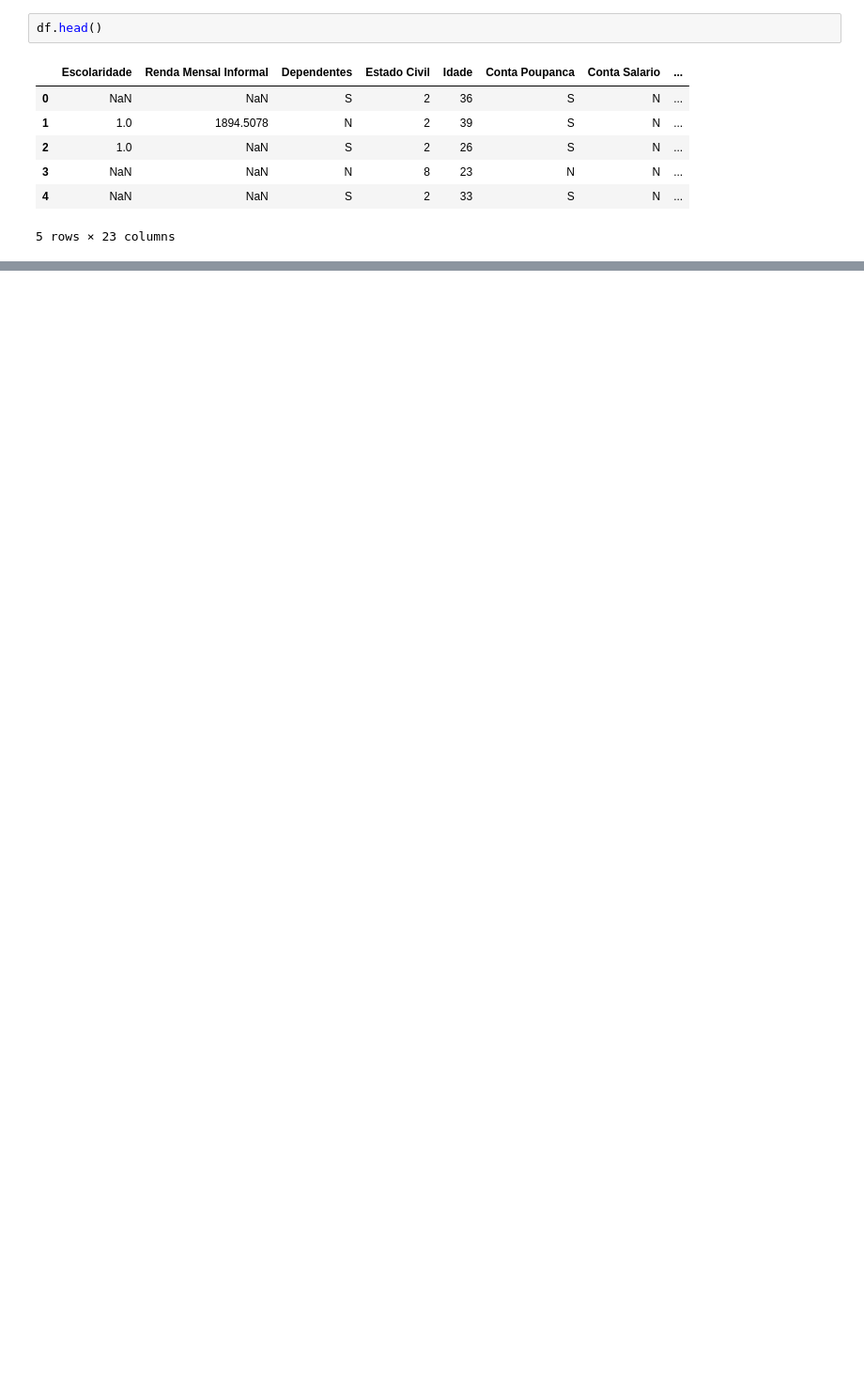
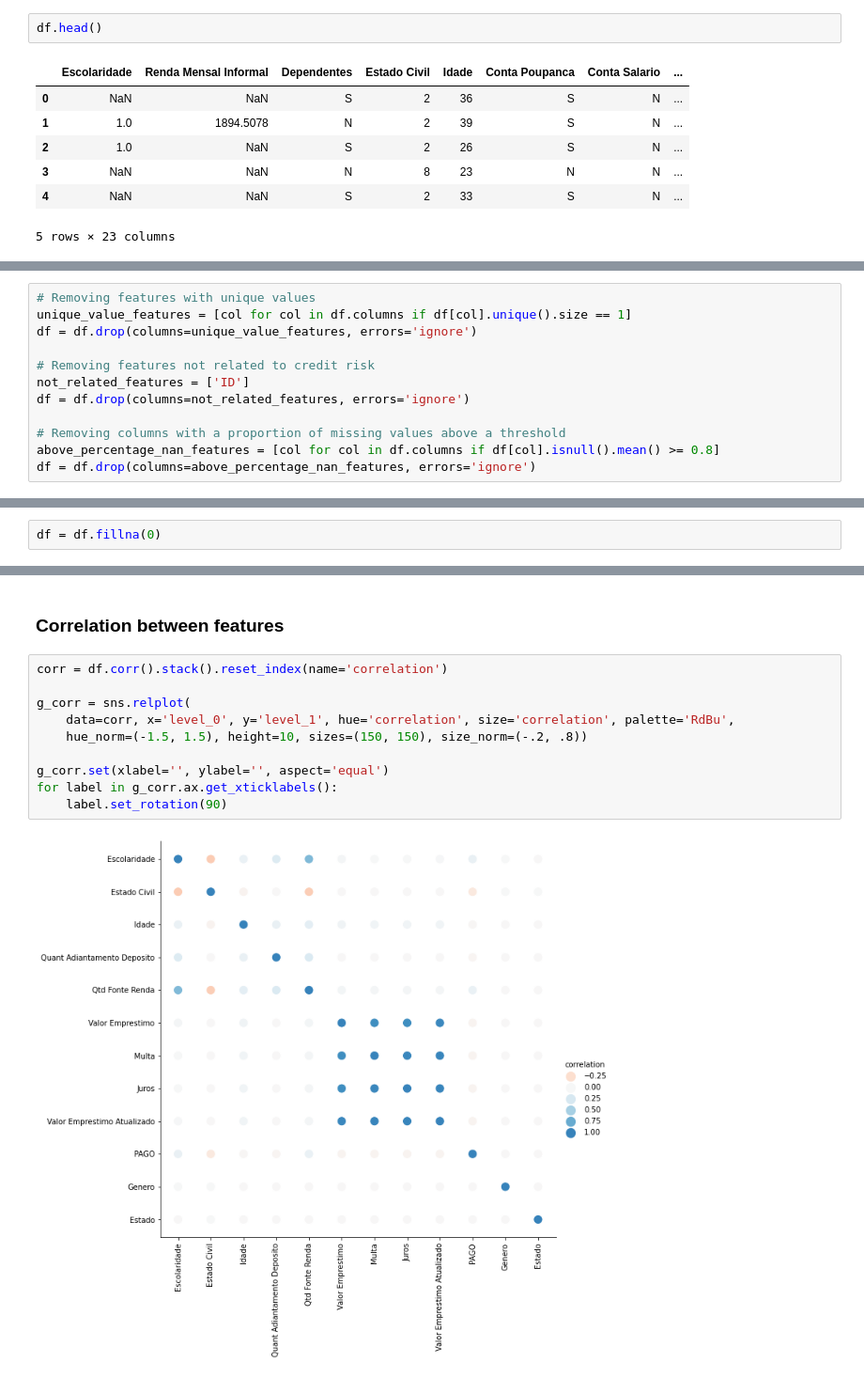
Before and after one commit to rrbarioni/credit-risk-analysis, a Jupyter notebook: src/credit_risk_analysis.ipynb, the cells around one changed output, grey strips where cells are left out. Shown at 94% size. Cells and saved outputs as stored; diff of their text form; blank space fills up the shorter version.

```diff
--- a/src/credit_risk_analysis.ipynb
+++ b/src/credit_risk_analysis.ipynb
@@ -24,0 +91,12 @@ df.head()
+# %%
+# Removing features with unique values
+unique_value_features = [col for col in df.columns if df[col].unique().size == 1]
+df = df.drop(columns=unique_value_features, errors='ignore')
+
+# Removing features not related to credit risk
+not_related_features = ['ID']
+df = df.drop(columns=not_related_features, errors='ignore')
+
+# Removing columns with a proportion of missing values above a threshold
+above_percentage_nan_features = [col for col in df.columns if df[col].isnull().mean() >= 0.8]
+df = df.drop(columns=above_percentage_nan_features, errors='ignore')
@@ -24,0 +105,2 @@ df.head()
+# %%
+df = df.fillna(0)
@@ -24,0 +122,14 @@ df.head()
+# %% [markdown]
+### Correlation between features
+# %%
+corr = df.corr().stack().reset_index(name='correlation')
+
+g_corr = sns.relplot(
+    data=corr, x='level_0', y='level_1', hue='correlation', size='correlation', palette='RdBu',
+    hue_norm=(-1.5, 1.5), height=10, sizes=(150, 150), size_norm=(-.2, .8))
+
+g_corr.set(xlabel='', ylabel='', aspect='equal')
+for label in g_corr.ax.get_xticklabels():
+    label.set_rotation(90)
+# %% [output]
+[figure, added]
```
Also changed, not shown: parts of 16 cells of this notebook.
